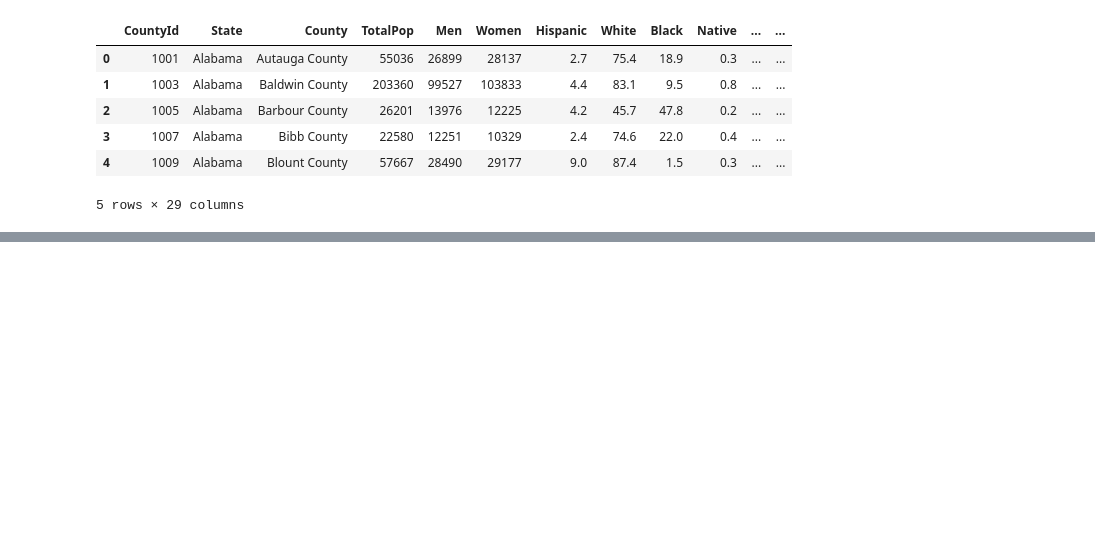
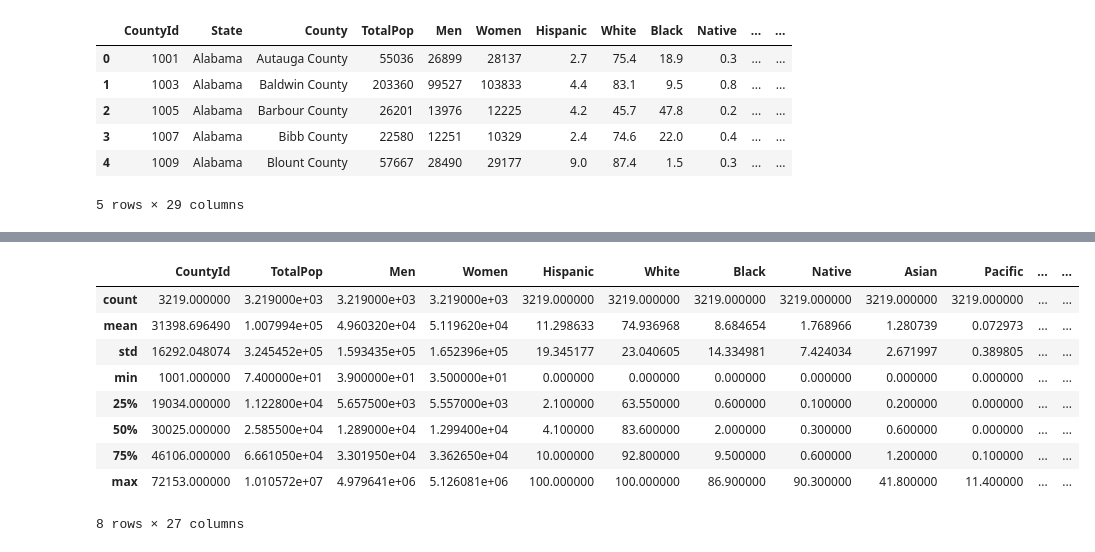
Before and after one commit to data301-2020-winter2/course-project-group_1026, a Jupyter notebook: analysis/Aanchal/Milestone2.ipynb, the cells around one changed output, grey strips where cells are left out. Cells and saved outputs as stored; diff of their text form; code cells hidden in the pictures; blank space fills up the shorter version.

```diff
--- a/analysis/Aanchal/Milestone2.ipynb
+++ b/analysis/Aanchal/Milestone2.ipynb
@@ -16,0 +65,13 @@ df.head()
+# %%
+df.describe()
+# %% [output]
+|  | CountyId | TotalPop | Men | Women | Hispanic | White | Black | Native | Asian | Pacific | ... | ... |
+| count | 3219.000000 | 3.219000e+03 | 3.219000e+03 | 3.219000e+03 | 3219.000000 | 3219.000000 | 3219.000000 | 3219.000000 | 3219.000000 | 3219.000000 | ... | ... |
+| mean | 31398.696490 | 1.007994e+05 | 4.960320e+04 | 5.119620e+04 | 11.298633 | 74.936968 | 8.684654 | 1.768966 | 1.280739 | 0.072973 | ... | ... |
+| std | 16292.048074 | 3.245452e+05 | 1.593435e+05 | 1.652396e+05 | 19.345177 | 23.040605 | 14.334981 | 7.424034 | 2.671997 | 0.389805 | ... | ... |
+| min | 1001.000000 | 7.400000e+01 | 3.900000e+01 | 3.500000e+01 | 0.000000 | 0.000000 | 0.000000 | 0.000000 | 0.000000 | 0.000000 | ... | ... |
+| 25% | 19034.000000 | 1.122800e+04 | 5.657500e+03 | 5.557000e+03 | 2.100000 | 63.550000 | 0.600000 | 0.100000 | 0.200000 | 0.000000 | ... | ... |
+| 50% | 30025.000000 | 2.585500e+04 | 1.289000e+04 | 1.299400e+04 | 4.100000 | 83.600000 | 2.000000 | 0.300000 | 0.600000 | 0.000000 | ... | ... |
+| 75% | 46106.000000 | 6.661050e+04 | 3.301950e+04 | 3.362650e+04 | 10.000000 | 92.800000 | 9.500000 | 0.600000 | 1.200000 | 0.100000 | ... | ... |
+| max | 72153.000000 | 1.010572e+07 | 4.979641e+06 | 5.126081e+06 | 100.000000 | 100.000000 | 86.900000 | 90.300000 | 41.800000 | 11.400000 | ... | ... |
+8 rows × 27 columns
```
Also changed, not shown: parts of 5 cells of this notebook, 2 other files.
